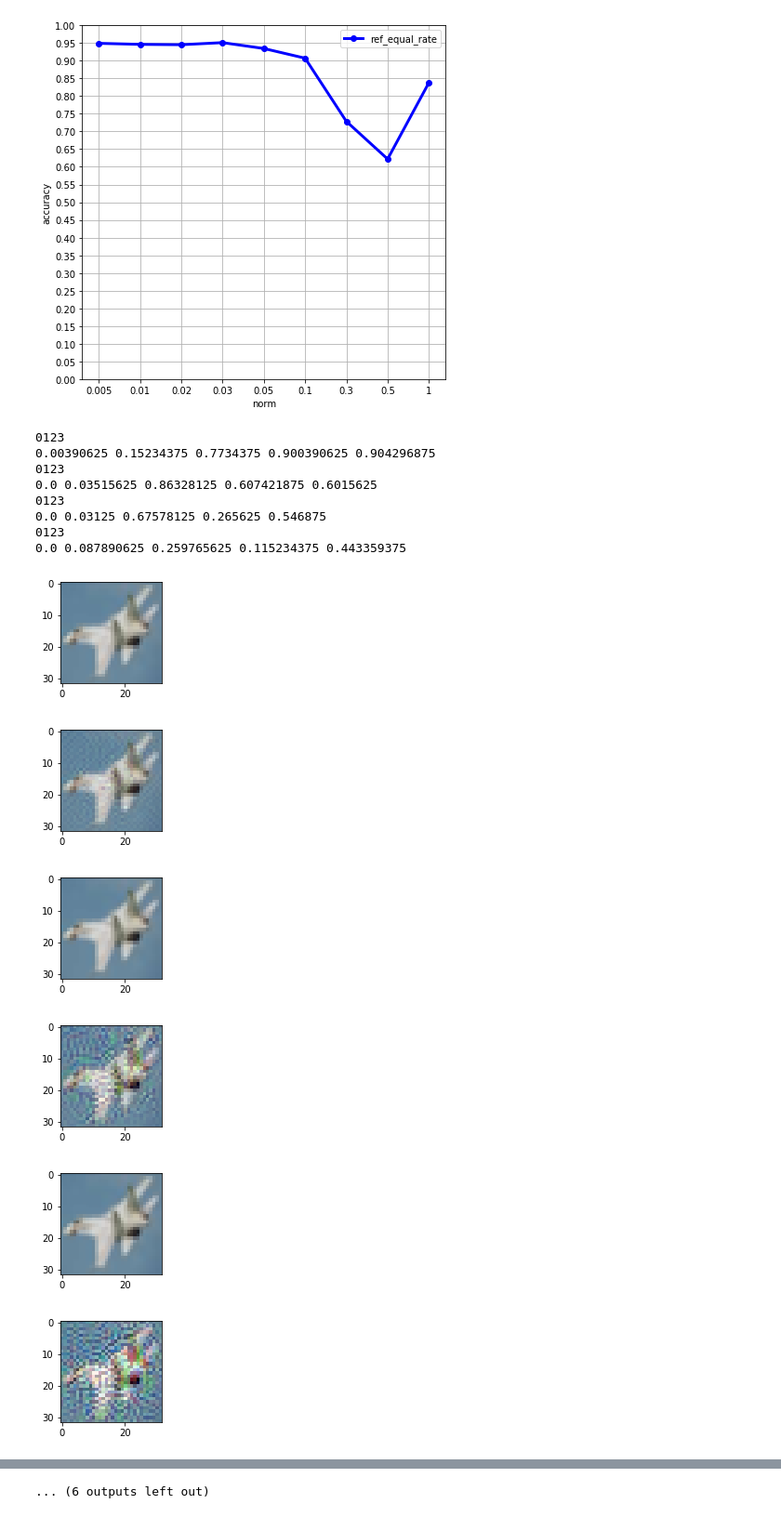
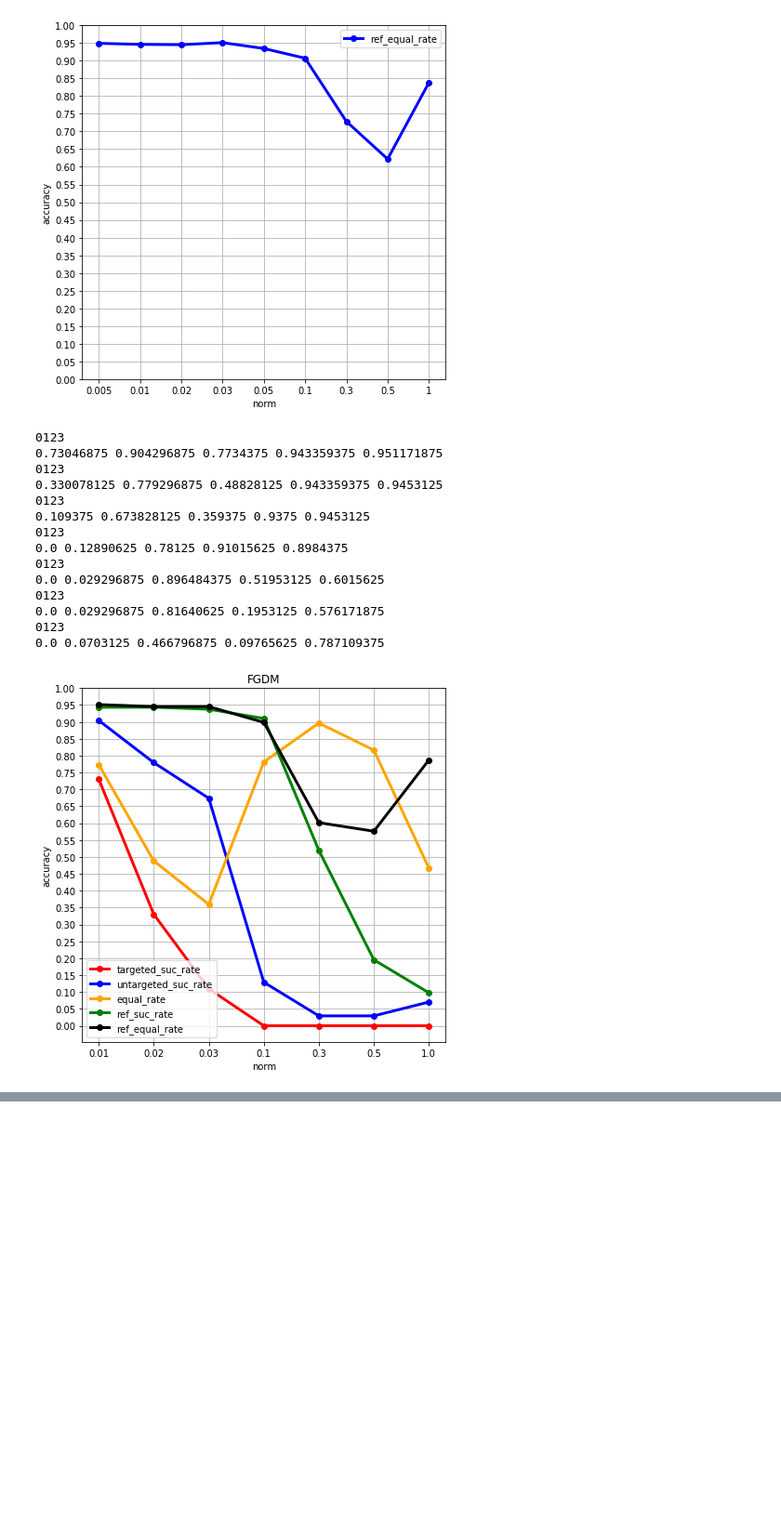
Before and after one commit to CharlesHan24/ML-term-proj, a Jupyter notebook: experiment.ipynb, the cells around one changed output, grey strips where cells are left out. Shown at 93% size. Saved outputs shown, nothing was run; the diff lists cells and outputs as text; code cells hidden in the pictures; blank space fills up the shorter version.

```diff
--- a/experiment.ipynb
+++ b/experiment.ipynb
@@ -1108,7 +1113,7 @@ def experiment_attack(net_set):
     for i in range(5):
         net_set[i].eval()
 
-    for i in range(5):
+    for i in range(1, 5):
         for j in range(i + 1, 5):
             acc_x, acc_y, equal_rate = [], [], []
             referred = []
@@ -1151,40 +1156,41 @@ def experiment_attack(net_set):
                     _, pred2 = oup2.max(1)
                     refer += pred1.eq(tgts).sum().item()
                     equal += pred2.eq(pred1).sum().item()
 
                     print(batch_idx, end="")
                     if batch_idx >= 3:
                         break
                 print("")
 
                 acc1 /= 512
                 acc2 /= 512
                 acc3 /= 512
                 refer /= 512
                 equal /= 512
                 acc_x.append(acc1)
                 acc_y.append(acc2)
                 equal_rate.append(acc3)
                 referred.append(refer)
                 equal_rate2.append(equal)
                 print(acc1, acc2, acc3, refer, equal)
             plot_trend([1e-2, 2e-2, 3e-2, 1e-1, 3e-1, 5e-1, 1], acc_x, acc_y, equal_rate, referred, equal_rate2, "FGDM")
 
 
 
 experiment_attack(net_set)
 # %% [output]
 0123
-0.00390625 0.15234375 0.7734375 0.900390625 0.904296875
+0.73046875 0.904296875 0.7734375 0.943359375 0.951171875
 0123
-0.0 0.03515625 0.86328125 0.607421875 0.6015625
+0.330078125 0.779296875 0.48828125 0.943359375 0.9453125
 0123
-0.0 0.03125 0.67578125 0.265625 0.546875
+0.109375 0.673828125 0.359375 0.9375 0.9453125
 0123
-0.0 0.087890625 0.259765625 0.115234375 0.443359375
+0.0 0.12890625 0.78125 0.91015625 0.8984375
+0123
+0.0 0.029296875 0.896484375 0.51953125 0.6015625
+0123
+0.0 0.029296875 0.81640625 0.1953125 0.576171875
+0123
+0.0 0.0703125 0.466796875 0.09765625 0.787109375
-[figure, old version]
+[figure, new version]
-[figure, removed]
-[figure, removed]
-[figure, removed]
-[figure, removed]
-[figure, removed]
@@ -1203 +1207,0 @@ experiment_attack(net_set)
-... (6 outputs left out)
```
Also changed, not shown: parts of 2 cells of this notebook.
